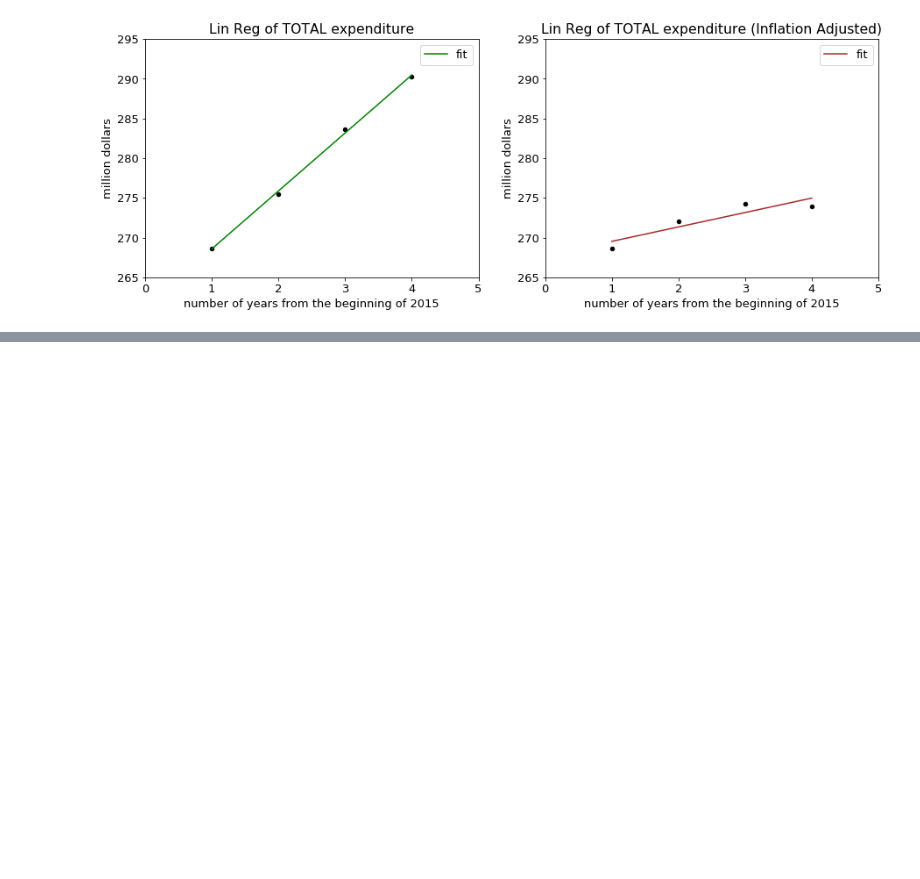
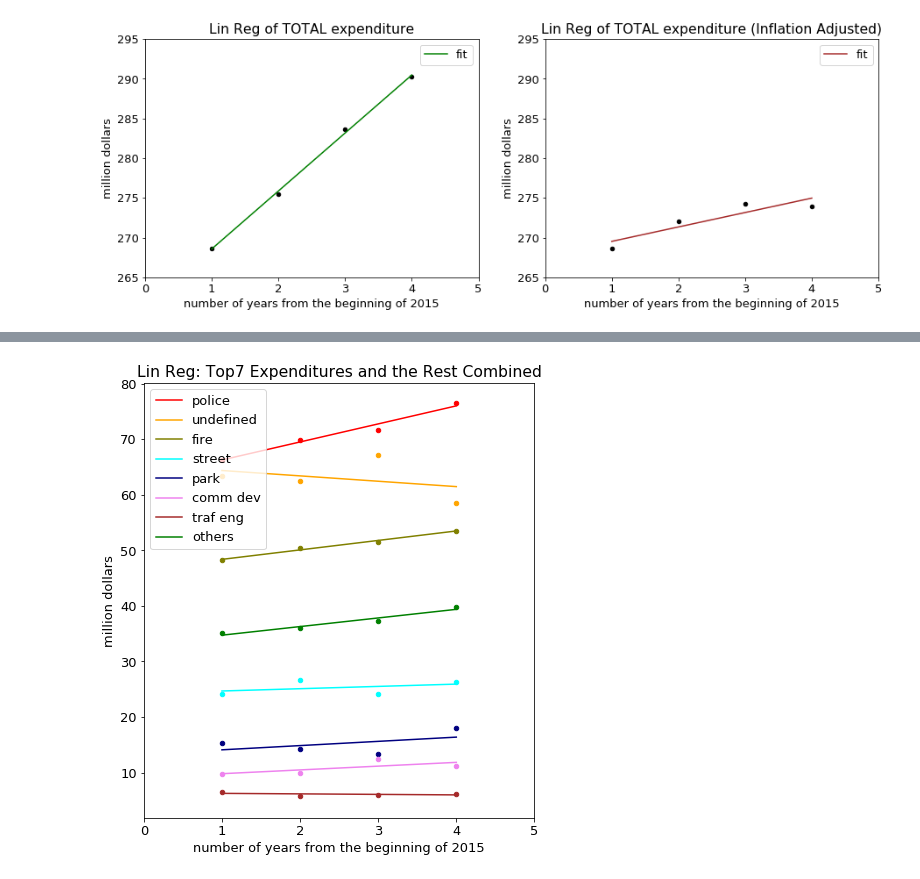
Before and after one commit to Kuku2333/s19-city-t3, a Jupyter notebook: yuankun.ipynb, the cells around one changed output, grey strips where cells are left out. Cells and saved outputs as stored; diff of their text form; code cells hidden in the pictures; blank space fills up the shorter version.

```diff
--- a/yuankun.ipynb
+++ b/yuankun.ipynb
@@ -639,0 +642,6 @@ None
+# %%
+df0 = pd.read_sql('SELECT agency, SUM(fy2015) as net_2015, SUM(fy2016) as net_2016, SUM(fy2017) as net_2017, SUM(fy2018) as net_2018 '
+                    'FROM expenditure_table '
+                    'GROUP BY agency '
+                    'ORDER BY net_2015 DESC ', conn)
+df0
@@ -639,0 +666,6 @@ None
+# %%
+df1 = df0[:7]
+df2 = pd.DataFrame({"agency": "OTHERS", "net_2015": [sum(df0['net_2015'][7:])], "net_2016": [sum(df0['net_2016'][7:])], "net_2017": [sum(df0['net_2017'][7:])], "net_2018": [sum(df0['net_2018'][7:])]}, index=[7])
+# %%
+df3 = df1.append(df2)
+df3
@@ -639,0 +763,39 @@ None
+# %%
+ax = df_pl.plot.scatter(x='x', y='y', xlim=(0,5), c='red', figsize=(7,8), title="Lin Reg: Top7 Expenditures and the Rest Combined")
+df_pl["police"] = df_pl["x"] * m_pl + n_pl
+df_pl.plot.line(x='x', y='police', ax=ax, c='red')
+
+df_ud.plot.scatter(ax=ax, x='x', y='y', xlim=(0,5), c='orange')
+df_ud["undefined"] = df_ud["x"] * m_ud + n_ud
+df_ud.plot.line(x='x', y='undefined', ax=ax, c='orange')
+
+df_fr.plot.scatter(ax=ax, x='x', y='y', xlim=(0,5), c='olive')
+df_fr["fire"] = df_fr["x"] * m_fr + n_fr
+df_fr.plot.line(x='x', y='fire', ax=ax, c='olive')
+
+df_st.plot.scatter(ax=ax, x='x', y='y', xlim=(0,5), c='cyan')
+df_st["street"] = df_st["x"] * m_st + n_st
+df_st.plot.line(x='x', y='street', ax=ax, c='cyan')
+
+df_pk.plot.scatter(ax=ax, x='x', y='y', xlim=(0,5), c='navy')
+df_pk["park"] = df_pk["x"] * m_pk + n_pk
+df_pk.plot.line(x='x', y='park', ax=ax, c='navy')
+
+df_cd.plot.scatter(ax=ax, x='x', y='y', xlim=(0,5), c='violet')
+df_cd["comm dev"] = df_cd["x"] * m_cd + n_cd
+df_cd.plot.line(x='x', y='comm dev', ax=ax, c='violet')
+
+df_te.plot.scatter(ax=ax, x='x', y='y', xlim=(0,5), c='brown')
+df_te["traf eng"] = df_te["x"] * m_te + n_te
+df_te.plot.line(x='x', y='traf eng', ax=ax, c='brown')
+
+df_ot.plot.scatter(ax=ax, x='x', y='y', xlim=(0,5), c='green')
+df_ot["others"] = df_ot["x"] * m_ot + n_ot
+df_ot.plot.line(x='x', y='others', ax=ax, c='green')
+
+ax.set_xlabel("number of years from the beginning of 2015")
+ax.set_ylabel("million dollars")
+
+None
+# %% [output]
+[figure, added]
```
Also changed, not shown: parts of 6 cells of this notebook.
